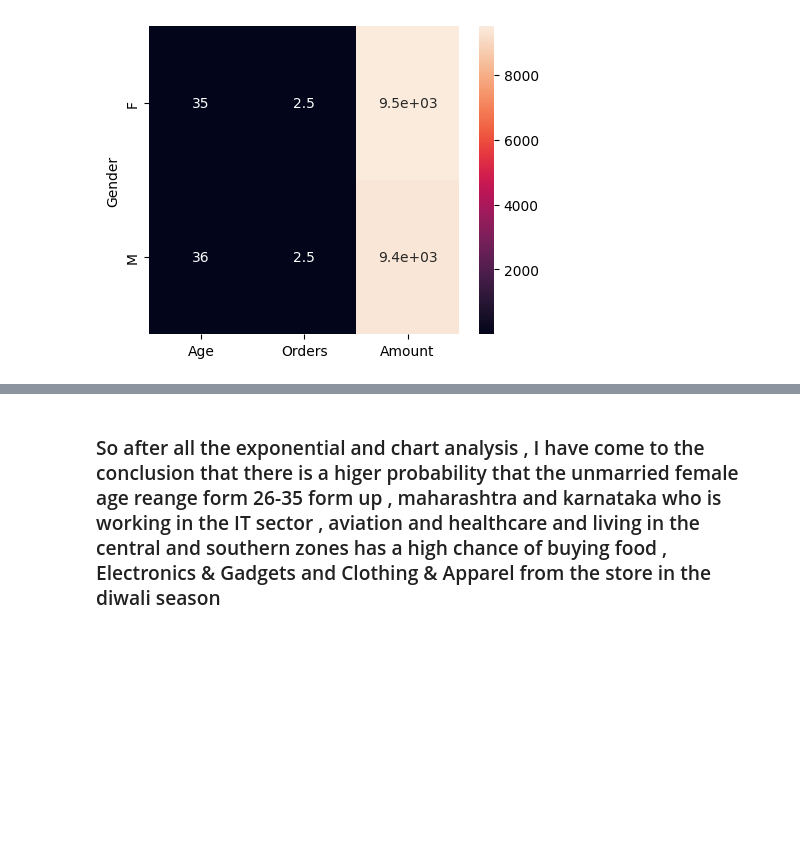
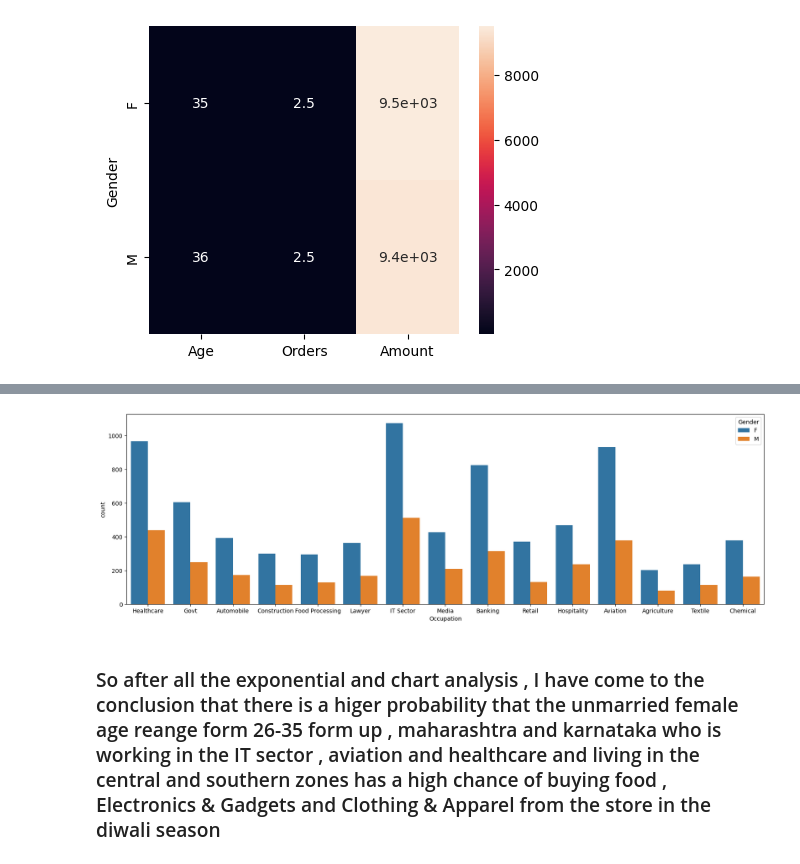
Before and after one commit to Mayankjoshi341/git-code, a Jupyter notebook: data-analysis/sales.ipynb, the cells around one changed output, grey strips where cells are left out. Cells and saved outputs as stored; diff of their text form; code cells hidden in the pictures; blank space fills up the shorter version.

```diff
--- a/data-analysis/sales.ipynb
+++ b/data-analysis/sales.ipynb
@@ -496,2 +522,7 @@ plt.show()
+# %%
+plt.figure(figsize=(20  , 6))
+x = sns.countplot(data = sales , x = "Occupation" , hue = "Gender")
+# %% [output]
+[figure, added]
 # %% [markdown]
 <h3> So after all the exponential and chart analysis , I have come to the conclusion that there is a higer probability that the unmarried female age reange form 26-35 form up , maharashtra and karnataka who is working in the IT sector , aviation and healthcare and living in the central and southern zones has a high chance of buying  food , Electronics & Gadgets and Clothing & Apparel from the store in the diwali season </h3>
```
Also changed, not shown: parts of 4 cells of this notebook.
